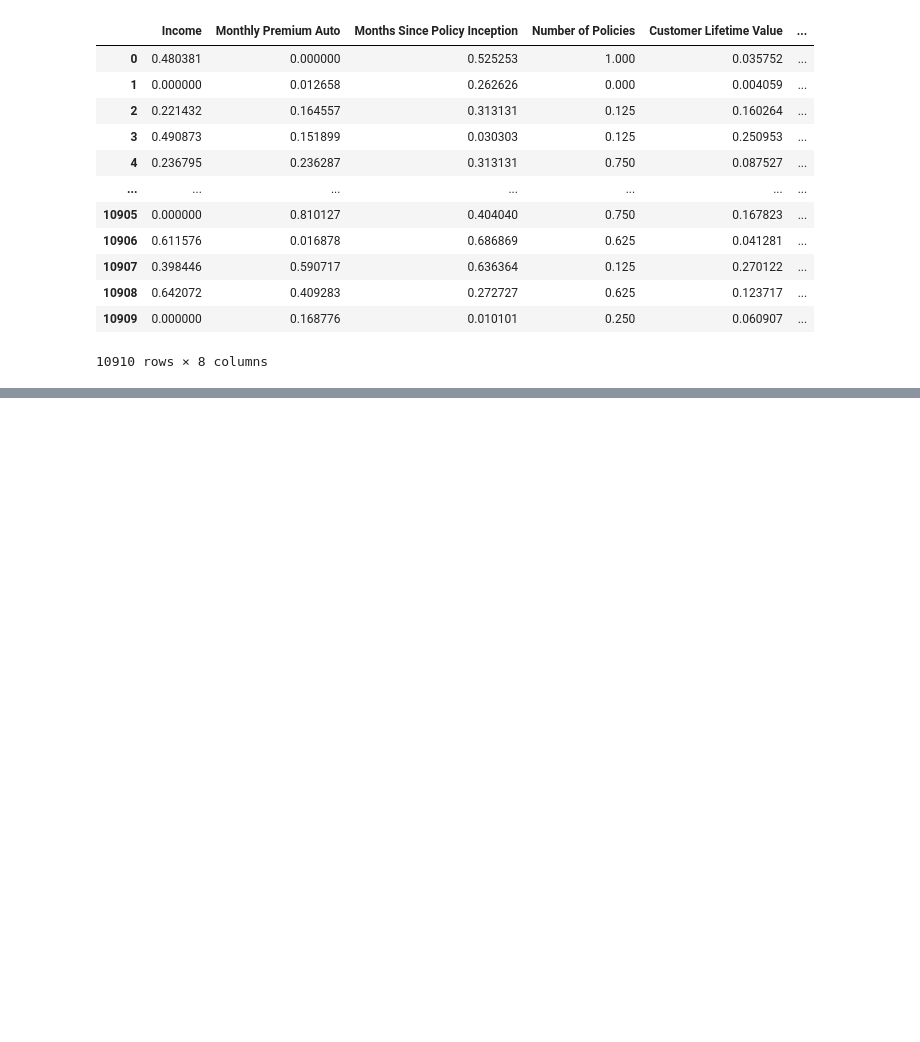
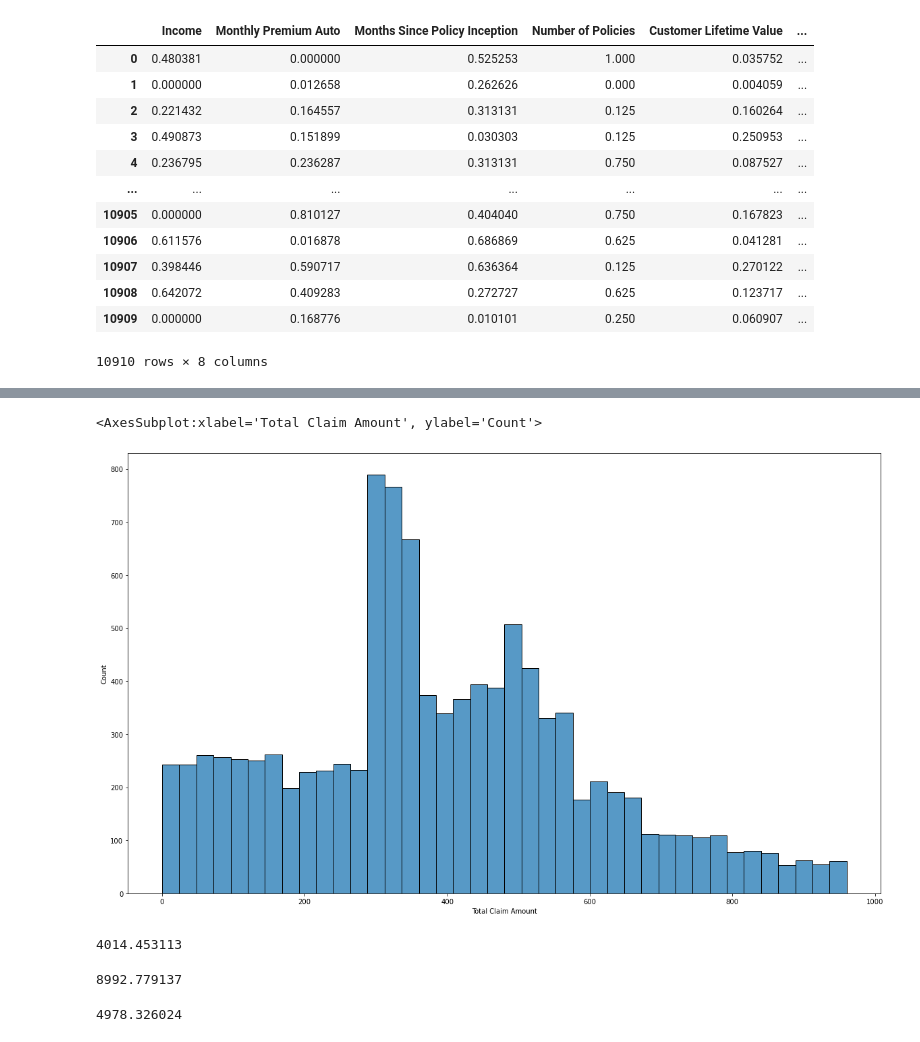
Before and after one commit to OdeliaAhdout/car_insurance_case_study_OA, a Jupyter notebook: ca_lab1_plotting.ipynb, the cells around one changed output, grey strips where cells are left out. Saved outputs shown, nothing was run; the diff lists cells and outputs as text; code cells hidden in the pictures; blank space fills up the shorter version.

```diff
--- a/ca_lab1_plotting.ipynb
+++ b/ca_lab1_plotting.ipynb
@@ -177,0 +181,3 @@ import statistics as stats
+# %%
+Q3_TCA = np.percentile(types_columns_num['Total Claim Amount'], 75)
+Q3_TCA
@@ -177,0 +186,3 @@ import statistics as stats
+# %%
+IQR_Total_Claim_Amount = Q3_TCA - Q1_TCA
+IQR_Total_Claim_Amount
@@ -177,0 +191,3 @@ import statistics as stats
+# %%
+max_Total_Claim_Amount = types_columns_num['Total Claim Amount'] <= (Q3_TCA + 1.5 * IQR_Total_Claim_Amount)
+max_Total_Claim_Amount
@@ -177,0 +207,23 @@ import statistics as stats
+# %%
+cleaned_TCA = types_columns_num['Total Claim Amount'][max_Total_Claim_Amount]
+# %%
+plt.figure(figsize=(20,12))
+sns.histplot(cleaned_TCA)
+# %% [output]
+<AxesSubplot:xlabel='Total Claim Amount', ylabel='Count'>
+[figure, added]
+# %%
+Q1_CTV = np.percentile(types_columns_num['Customer Lifetime Value'], 25)
+Q1_CTV
+# %% [output]
+4014.453113
+# %%
+Q3_CTV = np.percentile(types_columns_num['Customer Lifetime Value'], 75)
+Q3_CTV
+# %% [output]
+8992.779137
+# %%
+IQR_CTV = Q3_CTV - Q1_CTV
+IQR_CTV
+# %% [output]
+4978.326024
```
Also changed, not shown: parts of 15 cells of this notebook.
